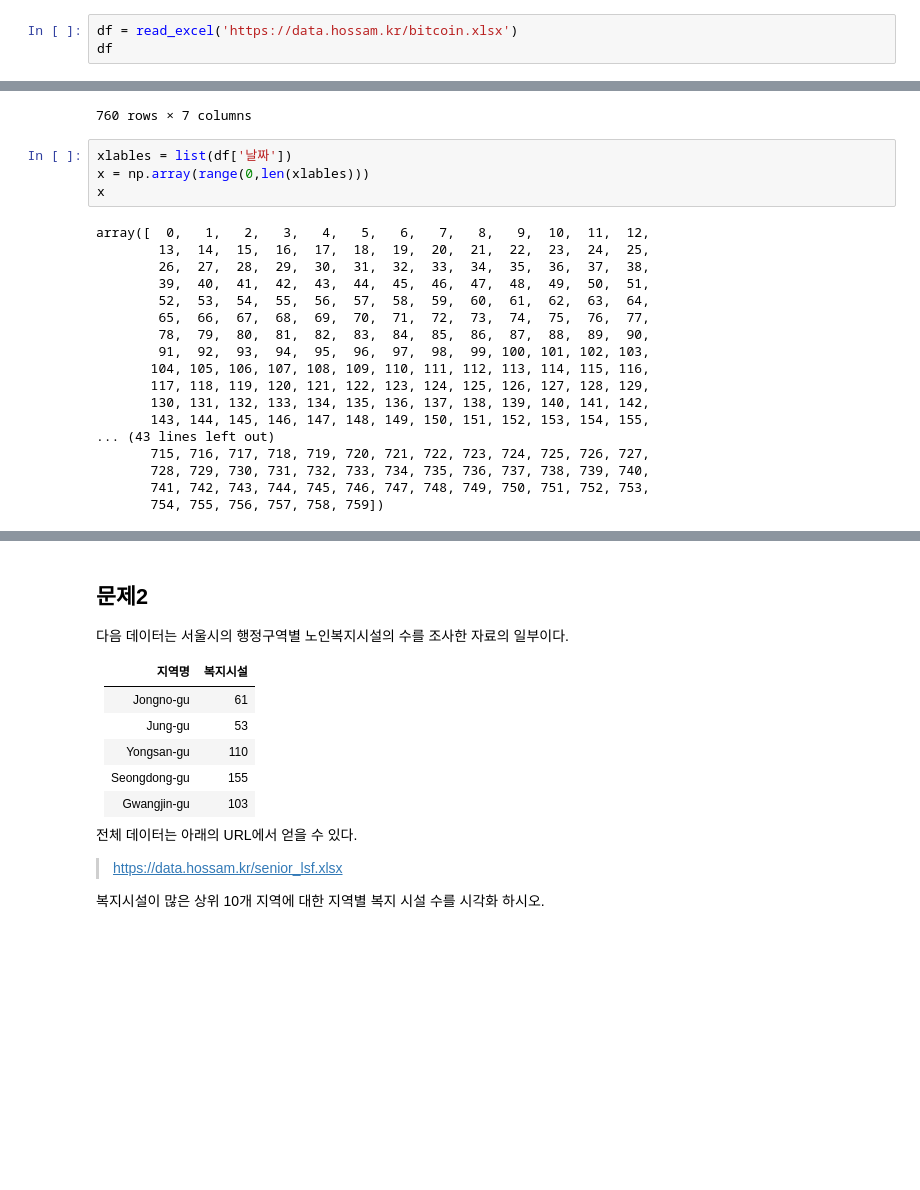
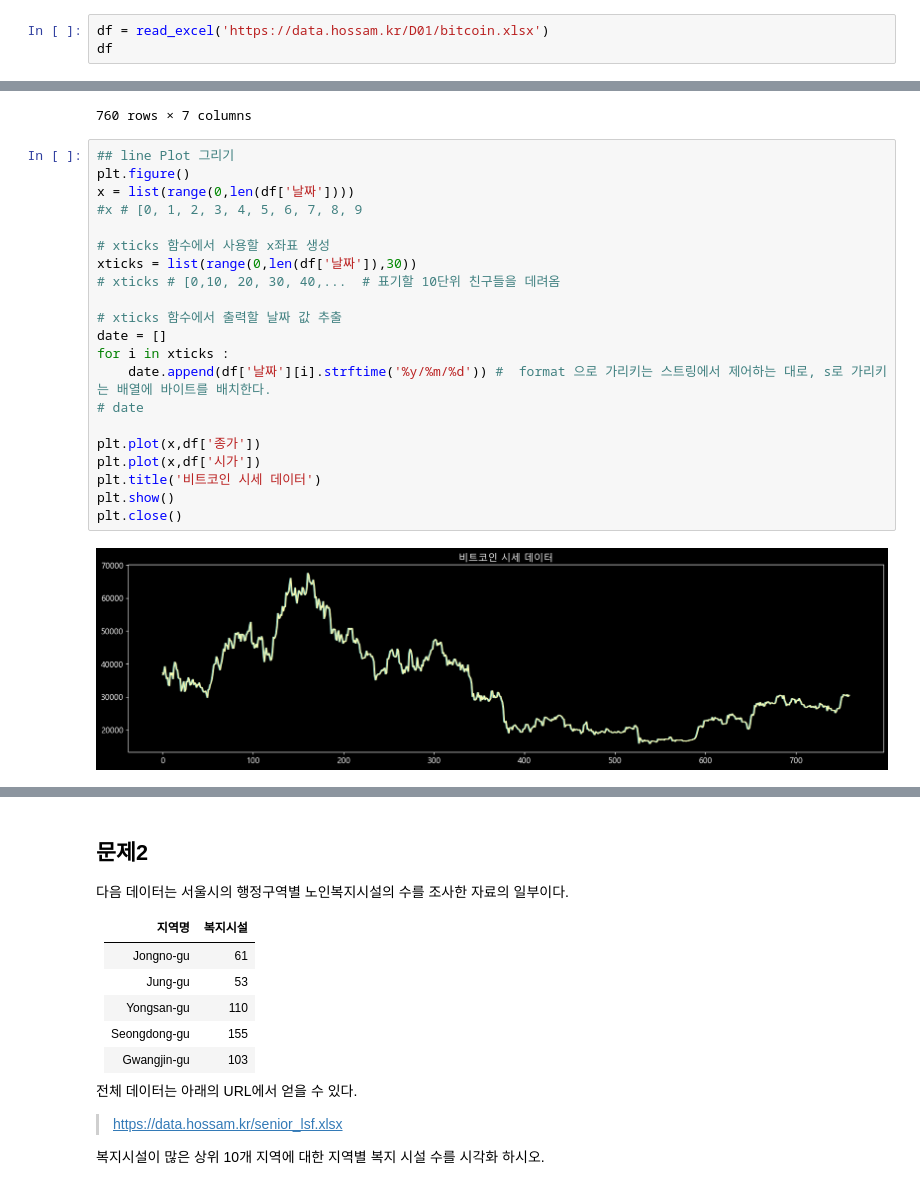
Before and after one commit to maker-lee/megait-data, a Jupyter notebook: D.탐색적_데이터_분석/01. 데이터 시각화/연습문제.ipynb, the cells around one changed output, grey strips where cells are left out. Cells and saved outputs as stored; diff of their text form; blank space fills up the shorter version.

```diff
--- a/D.탐색적_데이터_분석/01. 데이터 시각화/연습문제.ipynb
+++ b/D.탐색적_데이터_분석/01. 데이터 시각화/연습문제.ipynb
@@ -33,7 +34,7 @@ plt.rcParams['axes.unicode_minus'] = False
 
 이 데이터를 활용하여 날짜별 종가와 시가가 어떻게 변화하고 있는지 보여주고자 한다. 단, x축의 간격을 10일 간격으로 설정하여 구현하시오.
 # %%
-df = read_excel('https://data.hossam.kr/bitcoin.xlsx')
+df = read_excel('https://data.hossam.kr/D01/bitcoin.xlsx')
 df
 # %% [output]
 |  | 날짜 | 종가 | 시가 | 고가 | 저가 | 거래량 | 변동 % |
@@ -49,26 +50,27 @@ df
 | 758 | 2023-06-29 | 30445.7 | 30077.3 | 30823.1 | 30051.3 | 49.57K | 0.0122 |
 | 759 | 2023-06-30 | 30472.9 | 30445.7 | 31275.5 | 29714.5 | 118.65K | 0.0009 |
 760 rows × 7 columns
-# %%
-xlables = list(df['날짜'])
-x = np.array(range(0,len(xlables)))
-x
-# %% [output]
-array([  0,   1,   2,   3,   4,   5,   6,   7,   8,   9,  10,  11,  12,
-        13,  14,  15,  16,  17,  18,  19,  20,  21,  22,  23,  24,  25,
-        26,  27,  28,  29,  30,  31,  32,  33,  34,  35,  36,  37,  38,
-        39,  40,  41,  42,  43,  44,  45,  46,  47,  48,  49,  50,  51,
-        52,  53,  54,  55,  56,  57,  58,  59,  60,  61,  62,  63,  64,
-        65,  66,  67,  68,  69,  70,  71,  72,  73,  74,  75,  76,  77,
-        78,  79,  80,  81,  82,  83,  84,  85,  86,  87,  88,  89,  90,
-        91,  92,  93,  94,  95,  96,  97,  98,  99, 100, 101, 102, 103,
-       104, 105, 106, 107, 108, 109, 110, 111, 112, 113, 114, 115, 116,
-       117, 118, 119, 120, 121, 122, 123, 124, 125, 126, 127, 128, 129,
-       130, 131, 132, 133, 134, 135, 136, 137, 138, 139, 140, 141, 142,
-       143, 144, 145, 146, 147, 148, 149, 150, 151, 152, 153, 154, 155,
-... (43 lines left out)
-       715, 716, 717, 718, 719, 720, 721, 722, 723, 724, 725, 726, 727,
-       728, 729, 730, 731, 732, 733, 734, 735, 736, 737, 738, 739, 740,
-       741, 742, 743, 744, 745, 746, 747, 748, 749, 750, 751, 752, 753,
-       754, 755, 756, 757, 758, 759])
+# %%
+## line Plot 그리기
+plt.figure()
+x = list(range(0,len(df['날짜'])))
+#x # [0, 1, 2, 3, 4, 5, 6, 7, 8, 9
+
+# xticks 함수에서 사용할 x좌표 생성
+xticks = list(range(0,len(df['날짜']),30))
+# xticks # [0,10, 20, 30, 40,...  # 표기할 10단위 친구들을 데려옴
+
+# xticks 함수에서 출력할 날짜 값 추출
+date = []
+for i in xticks :
+    date.append(df['날짜'][i].strftime('%y/%m/%d')) #  format 으로 가리키는 스트링에서 제어하는 대로, s로 가리키는 배열에 바이트를 배치한다.
+# date
+
+plt.plot(x,df['종가'])
+plt.plot(x,df['시가'])
+plt.title('비트코인 시세 데이터')
+plt.show()
+plt.close()
+# %% [output]
+[figure, added]
 # %%
```
Also changed, not shown: parts of 23 cells of this notebook.
